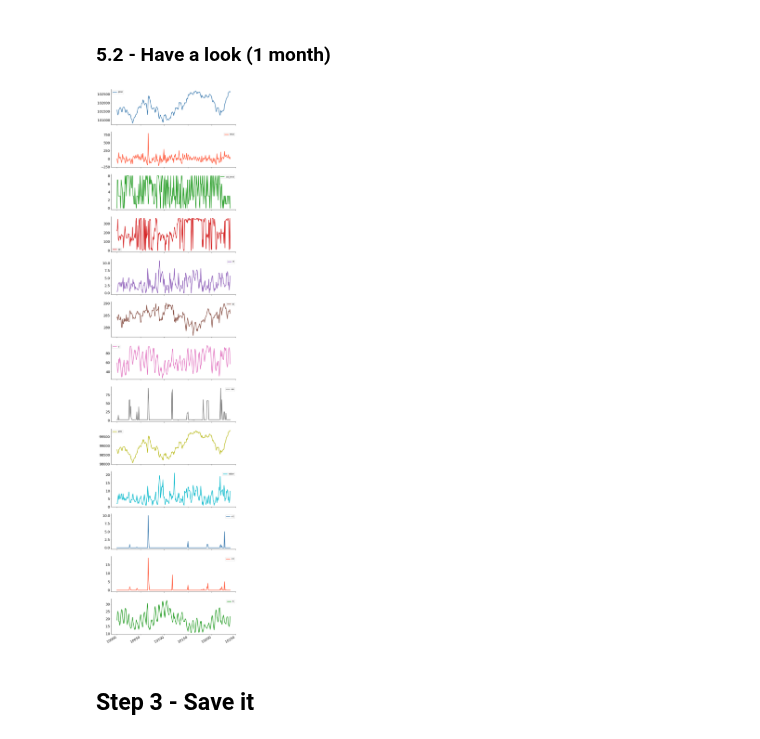
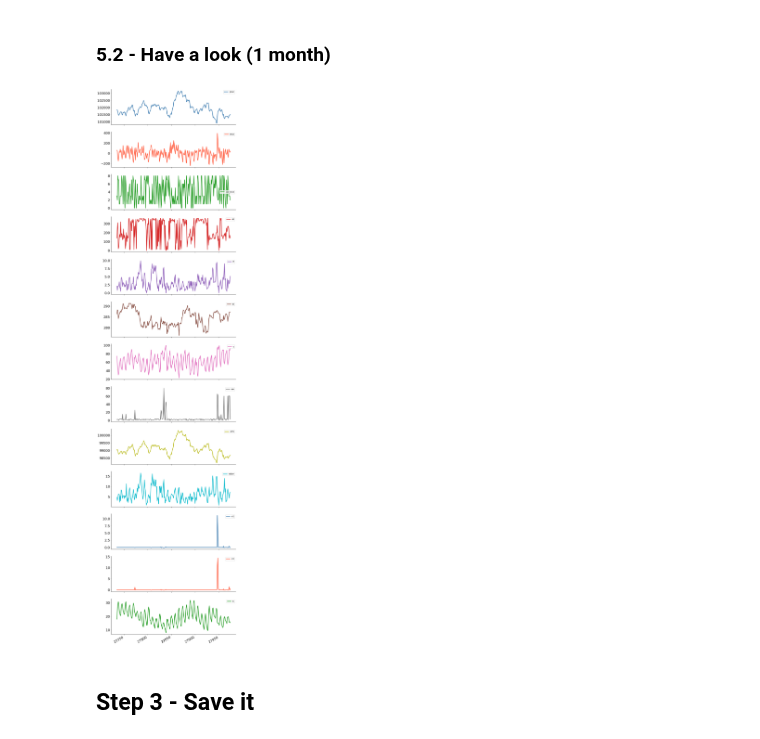
Before and after one commit to Jean-Christ1/Deep-Learning-with-Keras-and-Tensorflow, a Jupyter notebook: SYNOP/01-Preparation-of-data.ipynb, the cells around one changed output. Saved outputs shown, nothing was run; the diff lists cells and outputs as text; code cells hidden in the pictures.

```diff
--- a/SYNOP/01-Preparation-of-data.ipynb
+++ b/SYNOP/01-Preparation-of-data.ipynb
@@ -276,10 +277,11 @@ Shape is :  (29165, 14)
 # %% [markdown]
 ### 5.2 - Have a look (1 month)
 # %%
-df.iloc[10000:10000+240].plot(subplots=True, figsize=(12,60))
+i=random.randint(0,len(df)-240)
+df.iloc[i:i+240].plot(subplots=True, figsize=(12,60))
 plt.show()
 # %% [output]
-[figure, old version]
+[figure, new version]
 # %% [markdown]
 ## Step 3 - Save it
 # %%
```
Also changed, not shown: parts of 2 cells of this notebook, 2 other files.
